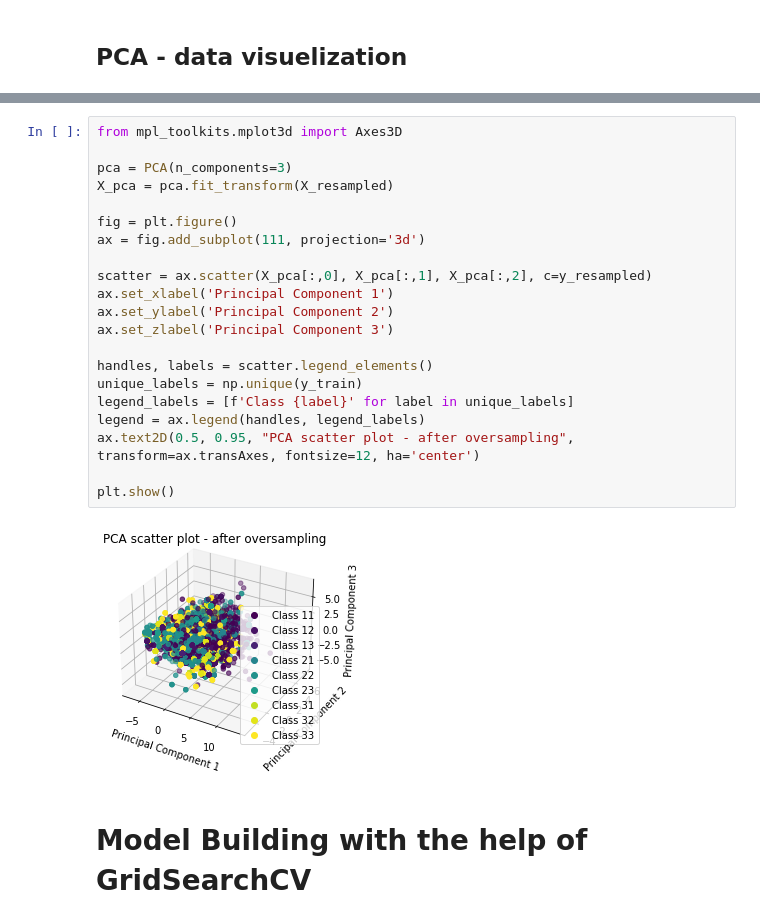
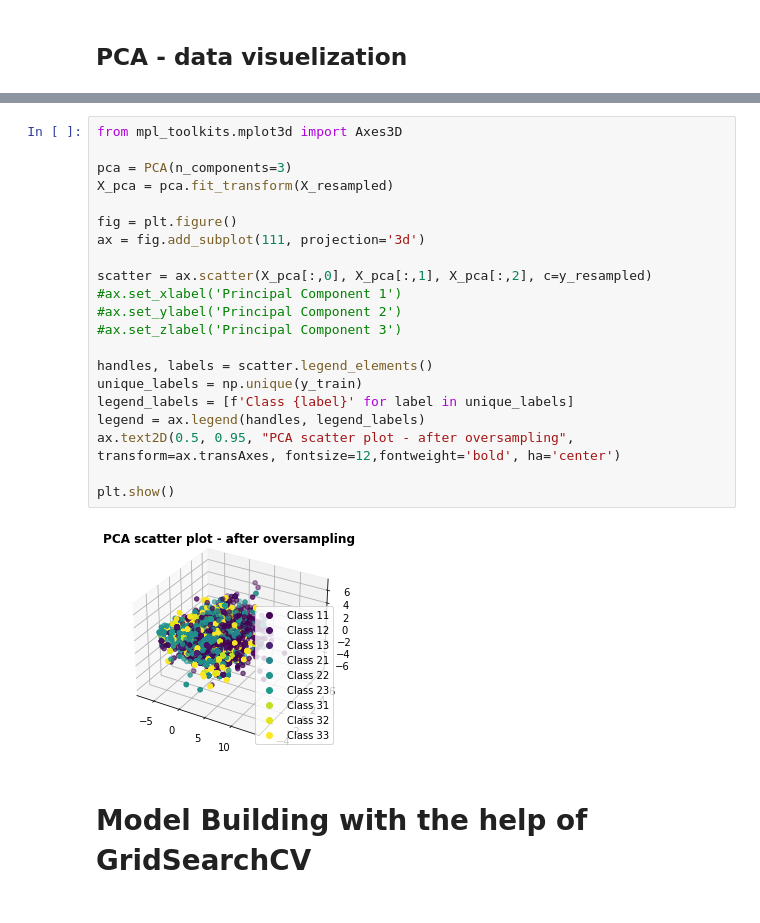
Before and after one commit to Milica19105/cbs, a Jupyter notebook: CBS_interview_task.ipynb, the cells around one changed output, grey strips where cells are left out. Saved outputs shown, nothing was run; the diff lists cells and outputs as text.

```diff
--- a/CBS_interview_task.ipynb
+++ b/CBS_interview_task.ipynb
@@ -243,26 +244,26 @@ plt.show()
 # %%
 from mpl_toolkits.mplot3d import Axes3D
 
 pca = PCA(n_components=3)
 X_pca = pca.fit_transform(X_resampled)
 
 fig = plt.figure()
 ax = fig.add_subplot(111, projection='3d')
 
 scatter = ax.scatter(X_pca[:,0], X_pca[:,1], X_pca[:,2], c=y_resampled)
-ax.set_xlabel('Principal Component 1')
-ax.set_ylabel('Principal Component 2')
-ax.set_zlabel('Principal Component 3')
+#ax.set_xlabel('Principal Component 1')
+#ax.set_ylabel('Principal Component 2')
+#ax.set_zlabel('Principal Component 3')
 
 handles, labels = scatter.legend_elements()
 unique_labels = np.unique(y_train)
 legend_labels = [f'Class {label}' for label in unique_labels]
 legend = ax.legend(handles, legend_labels)
-ax.text2D(0.5, 0.95, "PCA scatter plot - after oversampling", transform=ax.transAxes, fontsize=12, ha='center')
+ax.text2D(0.5, 0.95, "PCA scatter plot - after oversampling", transform=ax.transAxes, fontsize=12,fontweight='bold', ha='center')
 
 plt.show()
 # %% [output]
-[figure, old version]
+[figure, new version]
 # %% [markdown]
 # Model Building with the help of GridSearchCV
 # %% [markdown]
```
Also changed, not shown: parts of 21 cells of this notebook.
